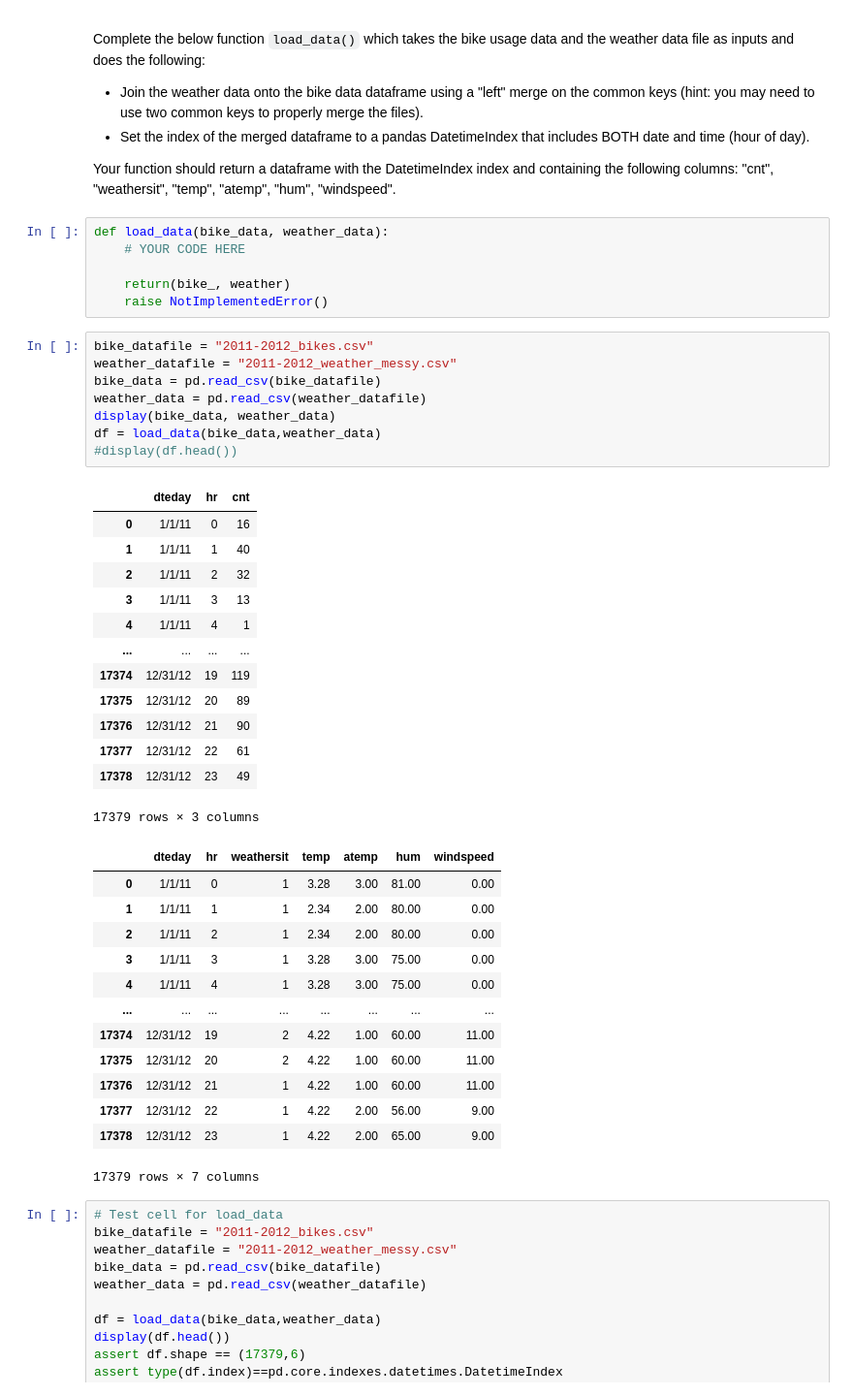
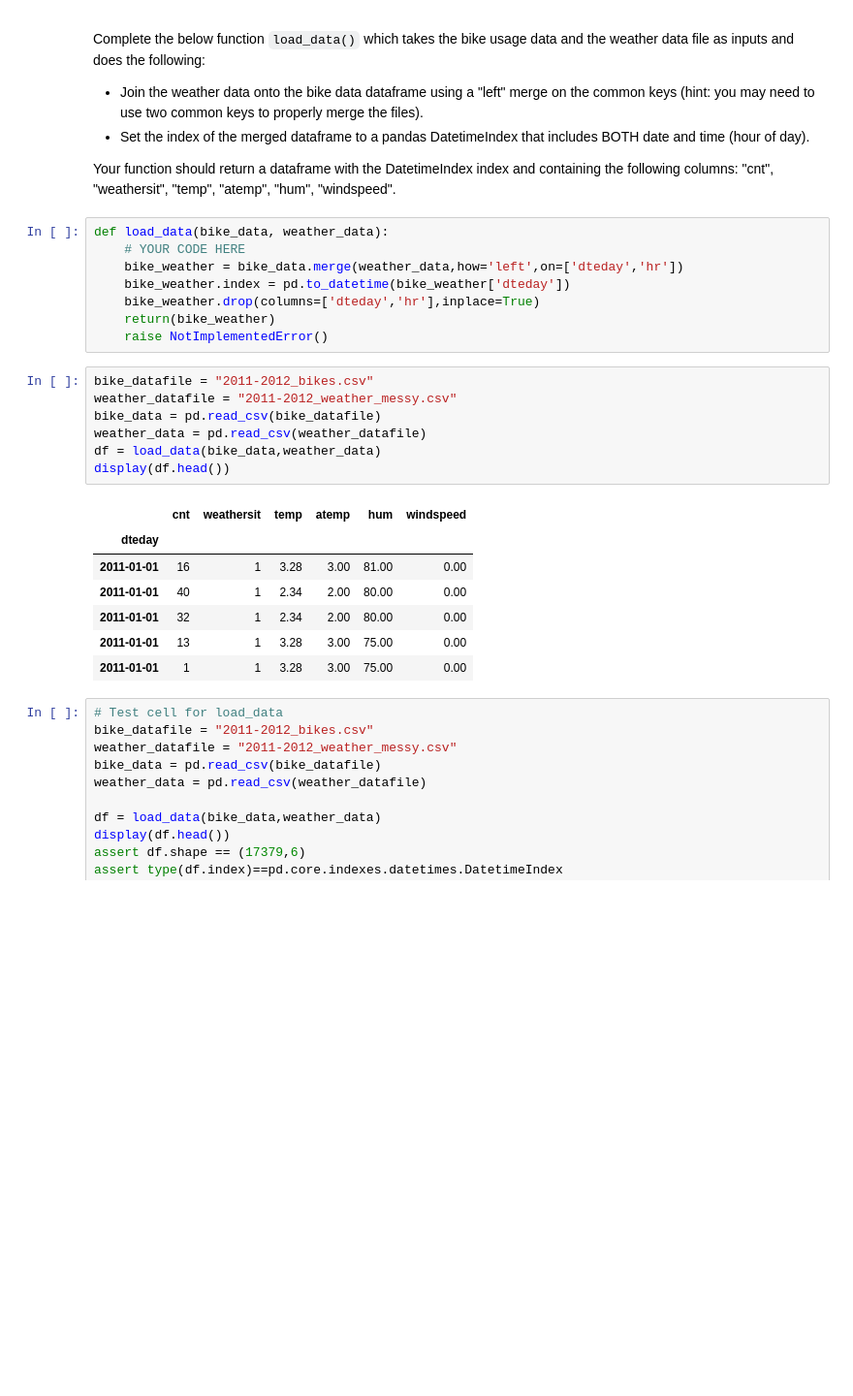
Before and after one commit to petre001/Demo, a Jupyter notebook: finalexam.ipynb, the cells around one changed output. Shown at 97% size. Drawn from its saved outputs; the diff is of its cells as text; blank space fills up the shorter version.

```diff
--- a/finalexam.ipynb
+++ b/finalexam.ipynb
@@ -92,47 +90,29 @@ Complete the below function `load_data()` which takes the bike usage data and th
 - Set the index of the merged dataframe to a pandas DatetimeIndex that includes BOTH date and time (hour of day).
 
 Your function should return a dataframe with the DatetimeIndex index and containing the following columns:  "cnt", "weathersit", "temp", "atemp", "hum", "windspeed".
-# %%
-def load_data(bike_data, weather_data):
-    # YOUR CODE HERE
-
-    return(bike_, weather)
-    raise NotImplementedError()
+# %%
+def load_data(bike_data, weather_data):
+    # YOUR CODE HERE
+    bike_weather = bike_data.merge(weather_data,how='left',on=['dteday','hr'])
+    bike_weather.index = pd.to_datetime(bike_weather['dteday'])
+    bike_weather.drop(columns=['dteday','hr'],inplace=True)
+    return(bike_weather)
+    raise NotImplementedError()
 # %%
 bike_datafile = "2011-2012_bikes.csv"
 weather_datafile = "2011-2012_weather_messy.csv"
 bike_data = pd.read_csv(bike_datafile)
 weather_data = pd.read_csv(weather_datafile)
-display(bike_data, weather_data)
 df = load_data(bike_data,weather_data)
-#display(df.head())
+display(df.head())
 # %% [output]
-|  | dteday | hr | cnt |
-| 0 | 1/1/11 | 0 | 16 |
-| 1 | 1/1/11 | 1 | 40 |
-| 2 | 1/1/11 | 2 | 32 |
-| 3 | 1/1/11 | 3 | 13 |
-| 4 | 1/1/11 | 4 | 1 |
-| ... | ... | ... | ... |
-| 17374 | 12/31/12 | 19 | 119 |
-| 17375 | 12/31/12 | 20 | 89 |
-| 17376 | 12/31/12 | 21 | 90 |
-| 17377 | 12/31/12 | 22 | 61 |
-| 17378 | 12/31/12 | 23 | 49 |
+|  | cnt | weathersit | temp | atemp | hum | windspeed |
+| dteday |  |  |  |  |  |  |
+| 2011-01-01 | 16 | 1 | 3.28 | 3.00 | 81.00 | 0.00 |
+| 2011-01-01 | 40 | 1 | 2.34 | 2.00 | 80.00 | 0.00 |
+| 2011-01-01 | 32 | 1 | 2.34 | 2.00 | 80.00 | 0.00 |
+| 2011-01-01 | 13 | 1 | 3.28 | 3.00 | 75.00 | 0.00 |
+| 2011-01-01 | 1 | 1 | 3.28 | 3.00 | 75.00 | 0.00 |
-17379 rows × 3 columns
-|  | dteday | hr | weathersit | temp | atemp | hum | windspeed |
-| 0 | 1/1/11 | 0 | 1 | 3.28 | 3.00 | 81.00 | 0.00 |
-| 1 | 1/1/11 | 1 | 1 | 2.34 | 2.00 | 80.00 | 0.00 |
-| 2 | 1/1/11 | 2 | 1 | 2.34 | 2.00 | 80.00 | 0.00 |
-| 3 | 1/1/11 | 3 | 1 | 3.28 | 3.00 | 75.00 | 0.00 |
-| 4 | 1/1/11 | 4 | 1 | 3.28 | 3.00 | 75.00 | 0.00 |
-| ... | ... | ... | ... | ... | ... | ... | ... |
-| 17374 | 12/31/12 | 19 | 2 | 4.22 | 1.00 | 60.00 | 11.00 |
-| 17375 | 12/31/12 | 20 | 2 | 4.22 | 1.00 | 60.00 | 11.00 |
-| 17376 | 12/31/12 | 21 | 1 | 4.22 | 1.00 | 60.00 | 11.00 |
-| 17377 | 12/31/12 | 22 | 1 | 4.22 | 2.00 | 56.00 | 9.00 |
-| 17378 | 12/31/12 | 23 | 1 | 4.22 | 2.00 | 65.00 | 9.00 |
-17379 rows × 7 columns
 # %%
 # Test cell for load_data
 bike_datafile = "2011-2012_bikes.csv"
```
Also changed, not shown: parts of 1 cell of this notebook.
